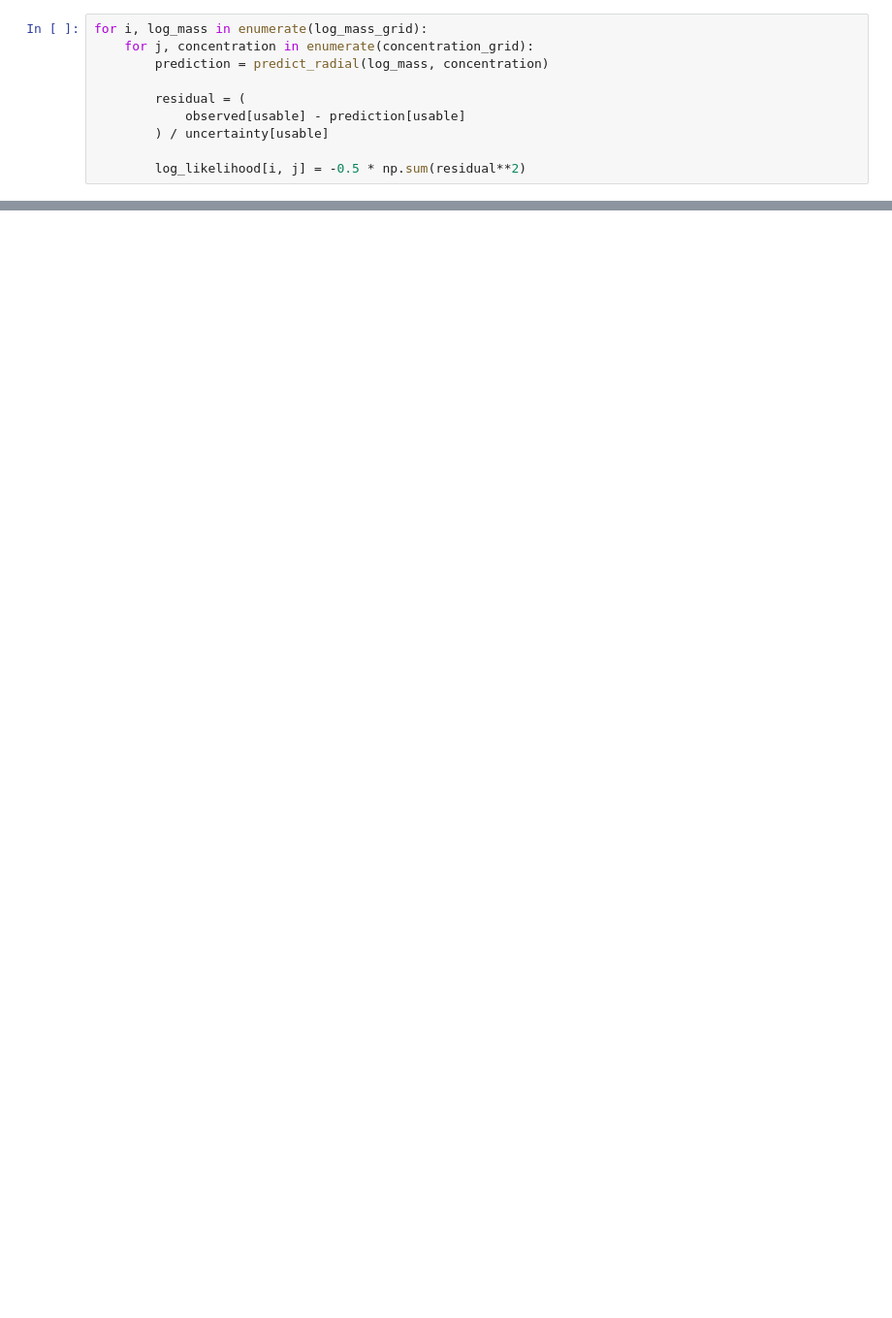
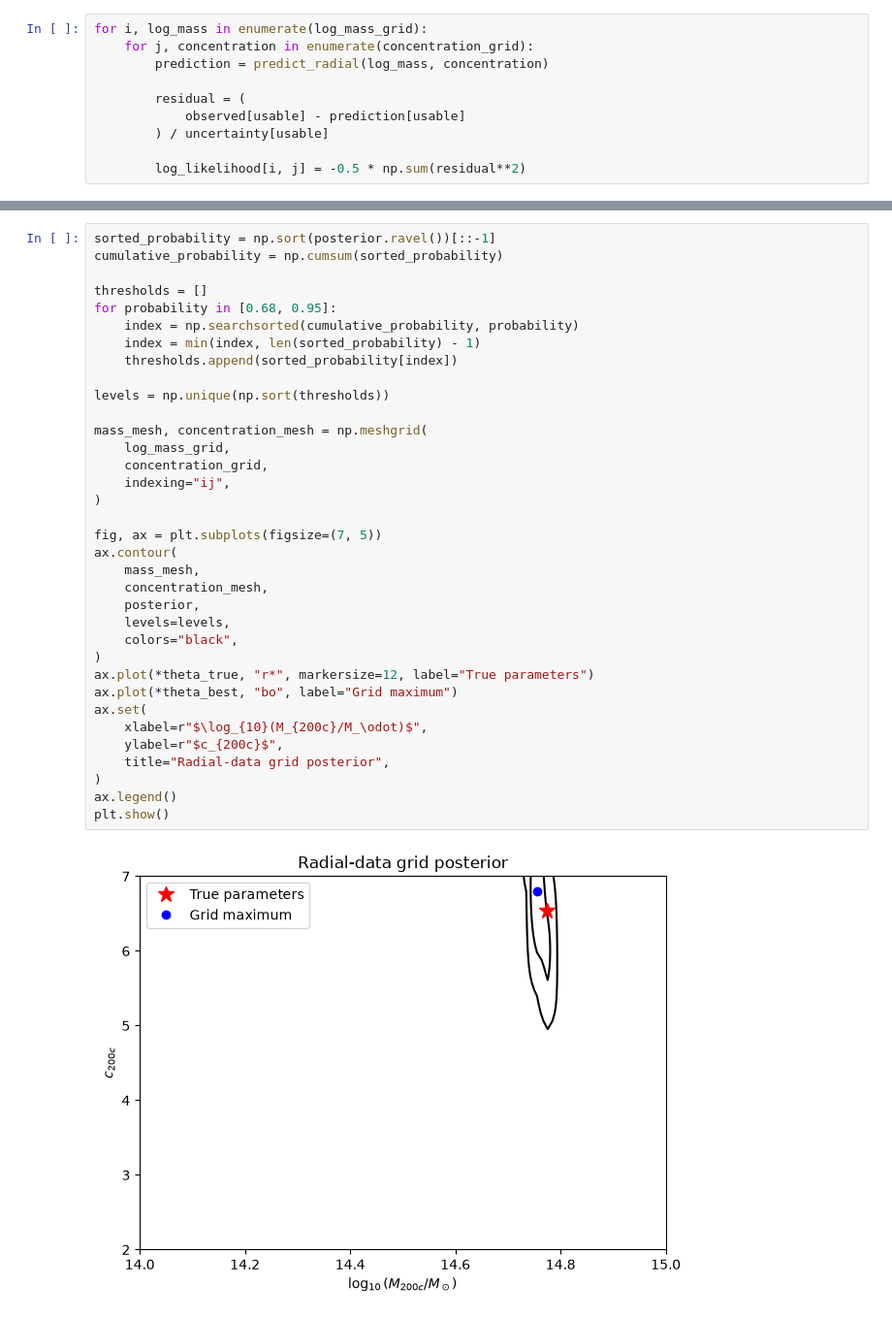
Before and after one commit to Arcobaleno-29/nfw-lensing-sbi, a Jupyter notebook: src/centred_shear_map.ipynb, the cells around one changed output, grey strips where cells are left out. Shown at 97% size. Cells and saved outputs as stored; diff of their text form; blank space fills up the shorter version.

Commit message:
Completing Fisher matrix and overlaying posterior grid.

```diff
--- a/src/centred_shear_map.ipynb
+++ b/src/centred_shear_map.ipynb
@@ -1057,0 +1065,37 @@ print("Highest-posterior grid point:", theta_best)
+# %%
+sorted_probability = np.sort(posterior.ravel())[::-1]
+cumulative_probability = np.cumsum(sorted_probability)
+
+thresholds = []
+for probability in [0.68, 0.95]:
+    index = np.searchsorted(cumulative_probability, probability)
+    index = min(index, len(sorted_probability) - 1)
+    thresholds.append(sorted_probability[index])
+
+levels = np.unique(np.sort(thresholds))
+
+mass_mesh, concentration_mesh = np.meshgrid(
+    log_mass_grid,
+    concentration_grid,
+    indexing="ij",
+)
+
+fig, ax = plt.subplots(figsize=(7, 5))
+ax.contour(
+    mass_mesh,
+    concentration_mesh,
+    posterior,
+    levels=levels,
+    colors="black",
+)
+ax.plot(*theta_true, "r*", markersize=12, label="True parameters")
+ax.plot(*theta_best, "bo", label="Grid maximum")
+ax.set(
+    xlabel=r"$\log_{10}(M_{200c}/M_\odot)$",
+    ylabel=r"$c_{200c}$",
+    title="Radial-data grid posterior",
+)
+ax.legend()
+plt.show()
+# %% [output]
+[figure, added]
```
Also changed, not shown: parts of 5 cells of this notebook.
